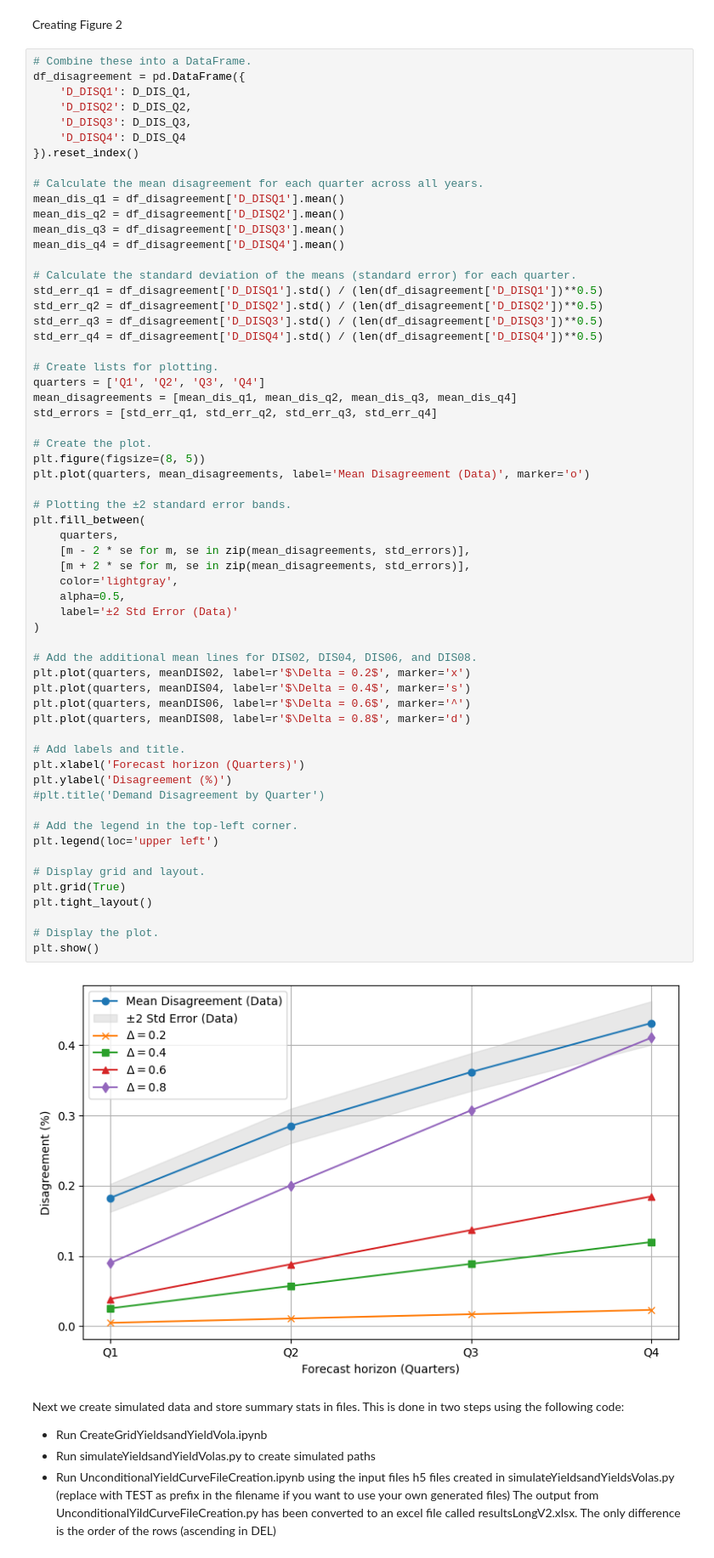
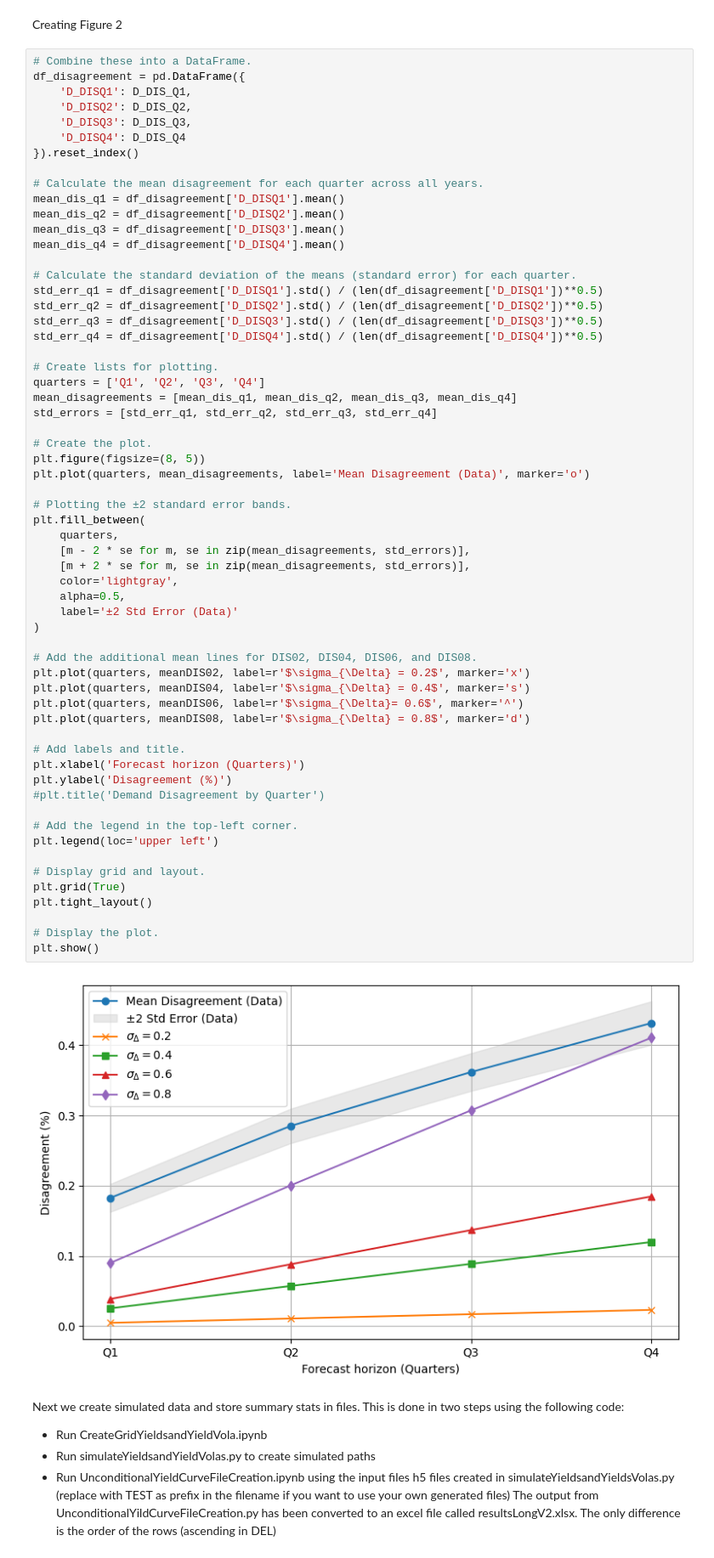
Before and after one commit to cheyerdahllarsen/DemandDisagreement, a Jupyter notebook: Code/ReplicationTablesAndFigurePaper.ipynb, the cells around one changed output. Shown at 85% size. Saved outputs shown, nothing was run; the diff lists cells and outputs as text.

```diff
--- a/Code/ReplicationTablesAndFigurePaper.ipynb
+++ b/Code/ReplicationTablesAndFigurePaper.ipynb
@@ -557,38 +557,38 @@ std_errors = [std_err_q1, std_err_q2, std_err_q3, std_err_q4]
 plt.figure(figsize=(8, 5))
 plt.plot(quarters, mean_disagreements, label='Mean Disagreement (Data)', marker='o')
 
 # Plotting the ±2 standard error bands.
 plt.fill_between(
     quarters,
     [m - 2 * se for m, se in zip(mean_disagreements, std_errors)],
     [m + 2 * se for m, se in zip(mean_disagreements, std_errors)],
     color='lightgray',
     alpha=0.5,
     label='±2 Std Error (Data)'
 )
 
 # Add the additional mean lines for DIS02, DIS04, DIS06, and DIS08.
-plt.plot(quarters, meanDIS02, label=r'$\Delta = 0.2$', marker='x')
-plt.plot(quarters, meanDIS04, label=r'$\Delta = 0.4$', marker='s')
-plt.plot(quarters, meanDIS06, label=r'$\Delta = 0.6$', marker='^')
-plt.plot(quarters, meanDIS08, label=r'$\Delta = 0.8$', marker='d')
+plt.plot(quarters, meanDIS02, label=r'$\sigma_{\Delta} = 0.2$', marker='x')
+plt.plot(quarters, meanDIS04, label=r'$\sigma_{\Delta} = 0.4$', marker='s')
+plt.plot(quarters, meanDIS06, label=r'$\sigma_{\Delta}= 0.6$', marker='^')
+plt.plot(quarters, meanDIS08, label=r'$\sigma_{\Delta} = 0.8$', marker='d')
 
 # Add labels and title.
 plt.xlabel('Forecast horizon (Quarters)')
 plt.ylabel('Disagreement (%)')
 #plt.title('Demand Disagreement by Quarter')
 
 # Add the legend in the top-left corner.
 plt.legend(loc='upper left')
 
 # Display grid and layout.
 plt.grid(True)
 plt.tight_layout()
 
 # Display the plot.
 plt.show()
 # %% [output]
-[figure, old version]
+[figure, new version]
 # %% [markdown]
 Next we create simulated data and store summary stats in files. This is done in two steps using the following code:
 - Run CreateGridYieldsandYieldVola.ipynb
```
Also changed, not shown: parts of 12 cells of this notebook, 8 other files.
